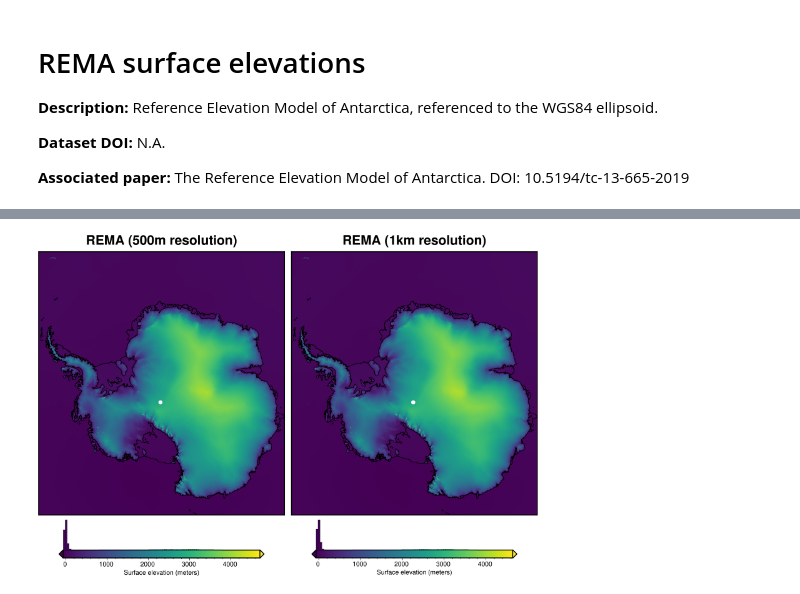
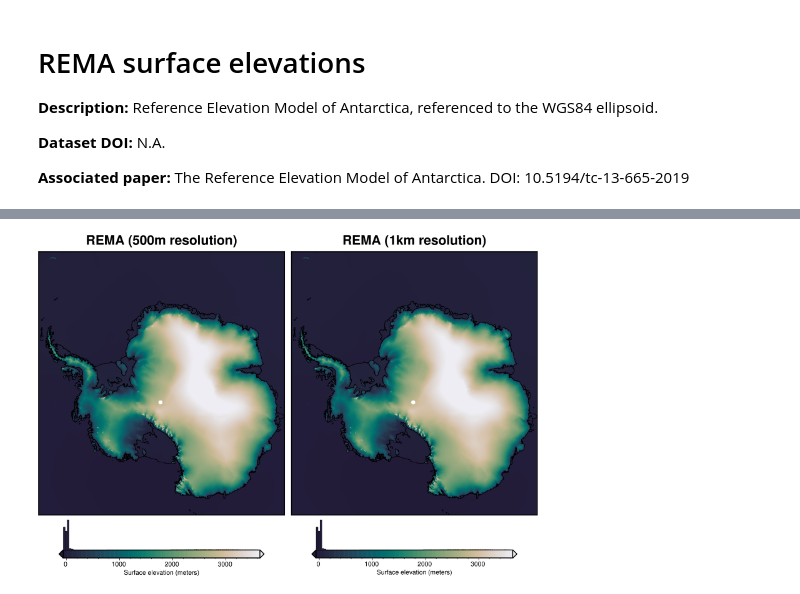
Before and after one commit to mdtanker/polartoolkit, a Jupyter notebook: docs/datasets/antarctica/rema.ipynb, the cells around one changed output, grey strips where cells are left out. Saved outputs shown, nothing was run; the diff lists cells and outputs as text; code cells hidden in the pictures.

```diff
--- a/docs/datasets/antarctica/rema.ipynb
+++ b/docs/datasets/antarctica/rema.ipynb
@@ -39,20 +39,28 @@ grid registration: p
 # %%
 fig = maps.plot_grd(
     grids[0],
     title="REMA (500m resolution)",
     coast=True,
     cbar_label="Surface elevation (meters)",
     hist=True,
+    robust=True,
+    cmap="rain",
+    reverse_cpt=True,
+    hemisphere="south",
 )
 fig = maps.plot_grd(
     grids[1],
     fig=fig,
     origin_shift="xshift",
     title="REMA (1km resolution)",
     coast=True,
     cbar_label="Surface elevation (meters)",
     hist=True,
+    robust=True,
+    cmap="rain",
+    reverse_cpt=True,
+    hemisphere="south",
 )
 fig.show()
 # %% [output]
-[figure, old version]
+[figure, new version]
```
Also changed, not shown: parts of 1 cell of this notebook, 22 other files.
